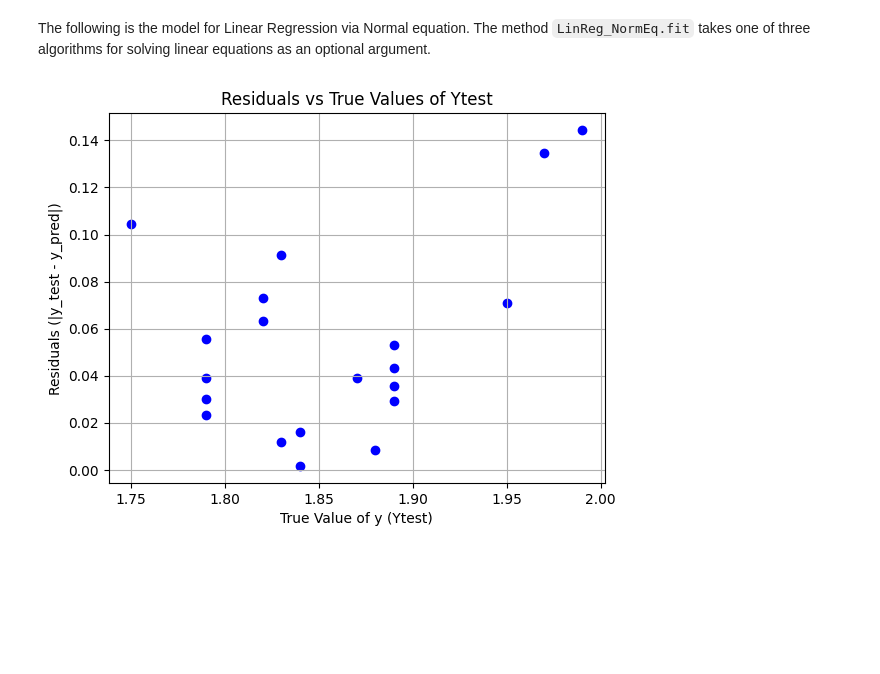
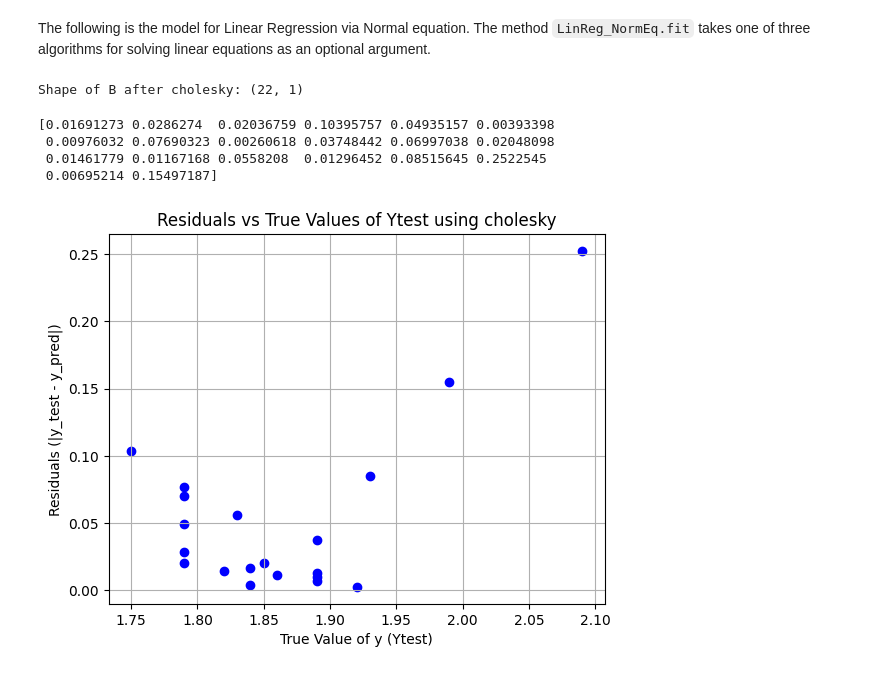
Before and after one commit to moOritzl/bachelorpraktikum-applied-machine-learning, a Jupyter notebook: Week_02/Linear_Regression_Normal_Equations.ipynb, the cells around one changed output. Cells and saved outputs as stored; diff of their text form; code cells hidden in the pictures; blank space fills up the shorter version.

Commit message:
Implementation of Cholesky, maybe need to write the whole implementation by myself??

```diff
--- a/Week_02/Linear_Regression_Normal_Equations.ipynb
+++ b/Week_02/Linear_Regression_Normal_Equations.ipynb
@@ -129,23 +164,33 @@ class LinReg_NormEq:
 # %%
+algorithm = 'cholesky'
+
 model = LinReg_NormEq()
 
-model.fit(Xtrain, Ytrain)
+model.fit(Xtrain, Ytrain, algorithm=algorithm)
 
 Ypred = model.predict(Xtest)
+# %% [output]
+Shape of B after cholesky: (22, 1)
 # %%
 from matplotlib import pyplot as plt
 
 residuals = np.abs(Ytest.to_numpy() - Ypred)
 
+print(residuals)
+
 plt.scatter(Ytest, residuals, color='blue')
 plt.xlabel('True Value of y (Ytest)')
 plt.ylabel('Residuals (|y_test - y_pred|)')
-plt.title('Residuals vs True Values of Ytest')
+plt.title(f'Residuals vs True Values of Ytest using {algorithm}')
 plt.grid(True)
 plt.show()
 plt.close()
 # %% [output]
+[0.01691273 0.0286274  0.02036759 0.10395757 0.04935157 0.00393398
+ 0.00976032 0.07690323 0.00260618 0.03748442 0.06997038 0.02048098
+ 0.01461779 0.01167168 0.0558208  0.01296452 0.08515645 0.2522545
+ 0.00695214 0.15497187]
-[figure, old version]
+[figure, new version]
 # %%
 from math import sqrt
 
```
Also changed, not shown: parts of 3 cells of this notebook, 1 other file.
